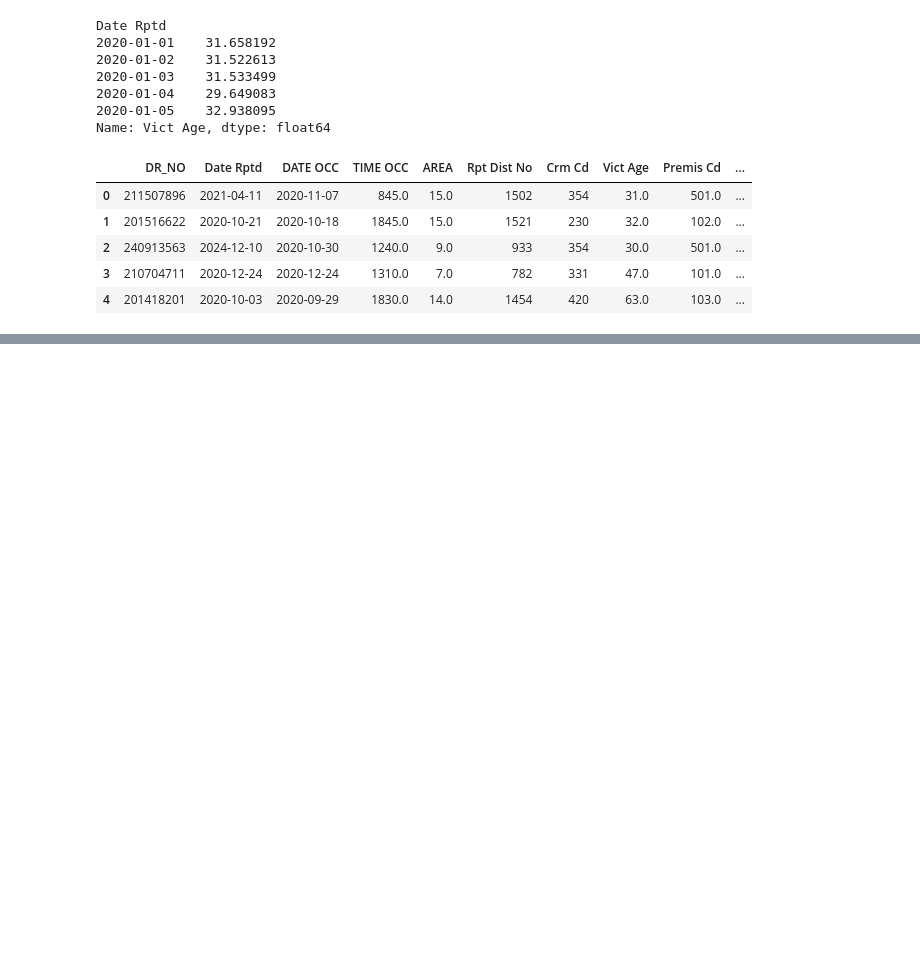
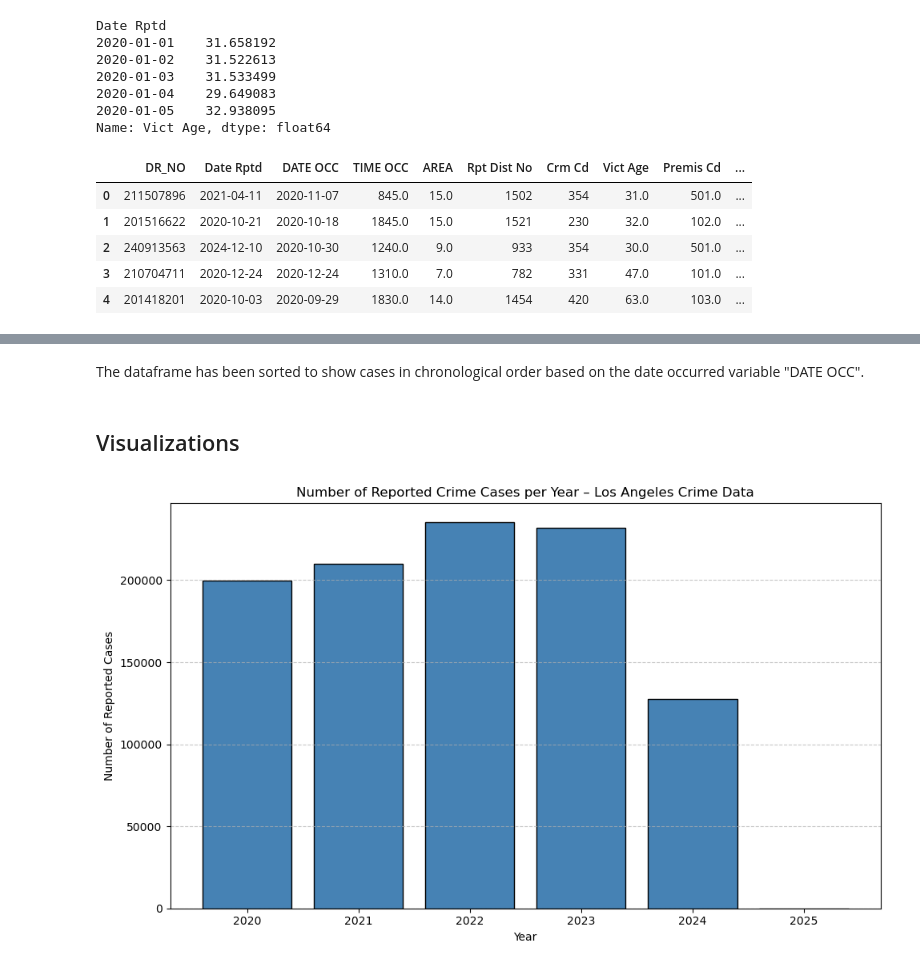
Before and after one commit to porte2ax/IA340-1, a Jupyter notebook: Proj1.ipynb, the cells around one changed output, grey strips where cells are left out. Saved outputs shown, nothing was run; the diff lists cells and outputs as text; code cells hidden in the pictures; blank space fills up the shorter version.

```diff
--- a/Proj1.ipynb
+++ b/Proj1.ipynb
@@ -295,0 +318,8 @@ df.h
+# %%
+df['DATE OCC'] = pd.to_datetime(df['DATE OCC'], errors='coerce')
+
+df_sorted = df.sort_values(by='DATE OCC', ascending=True)
+
+df_sorted = df_sorted.reset_index(drop=True)
+
+df_sorted.head()
@@ -295,0 +333,22 @@ df.h
+# %% [markdown]
+The dataframe has been sorted to show cases in chronological order based on the date occurred variable "DATE OCC".
+# %% [markdown]
+## Visualizations
+# %%
+import matplotlib.pyplot as plt
+df['Year'] = df['DATE OCC'].dt.year
+
+cases_per_year = df['Year'].value_counts().sort_index()
+
+plt.figure(figsize=(10,6))
+plt.bar(cases_per_year.index, cases_per_year.values, color='steelblue', edgecolor='black')
+
+plt.title('Number of Reported Crime Cases per Year – Los Angeles Crime Data')
+plt.xlabel('Year')
+plt.ylabel('Number of Reported Cases')
+plt.grid(axis='y', linestyle='--', alpha=0.7)
+plt.tight_layout()
+
+plt.show()
+# %% [output]
+[figure, added]
```
Also changed, not shown: parts of 11 cells of this notebook.
